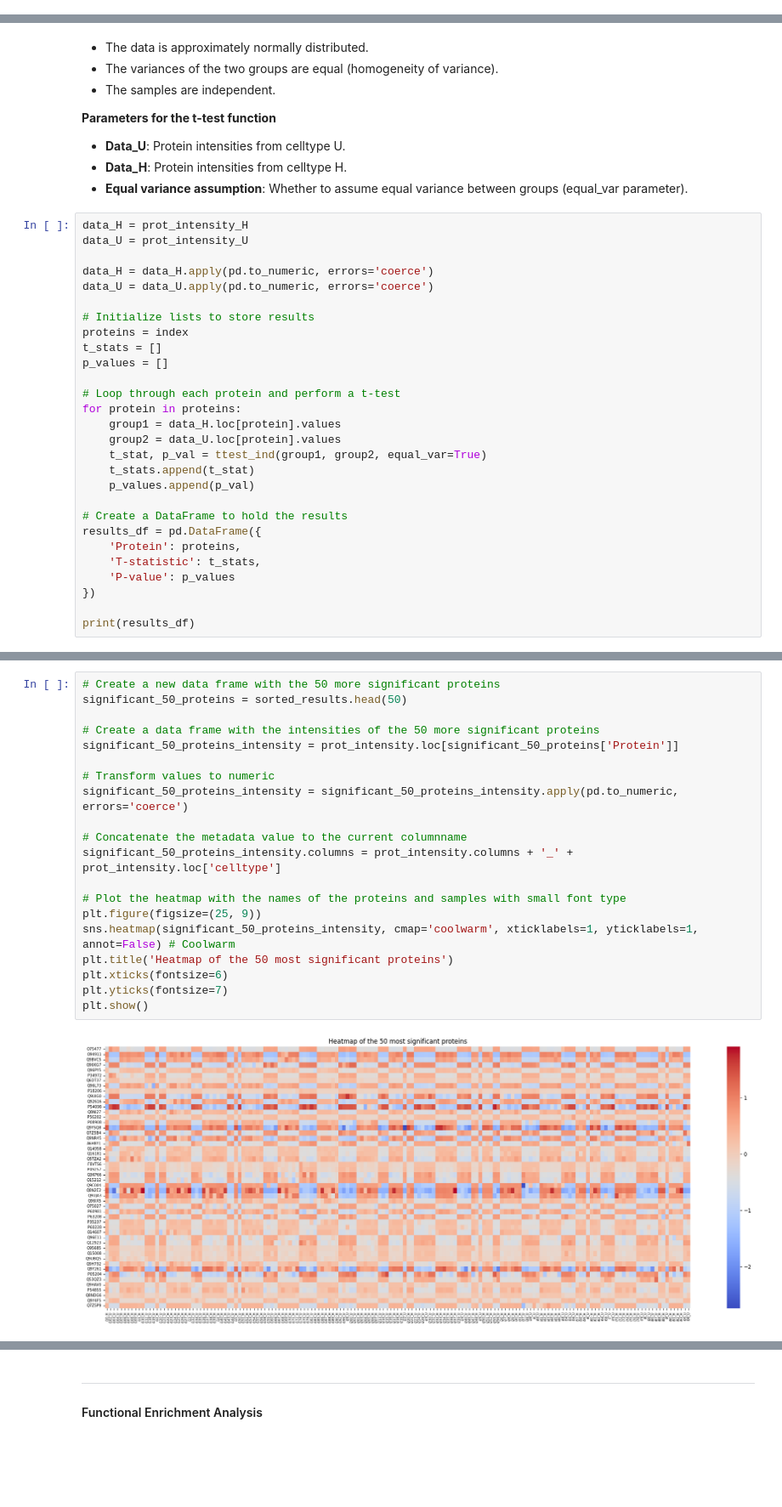
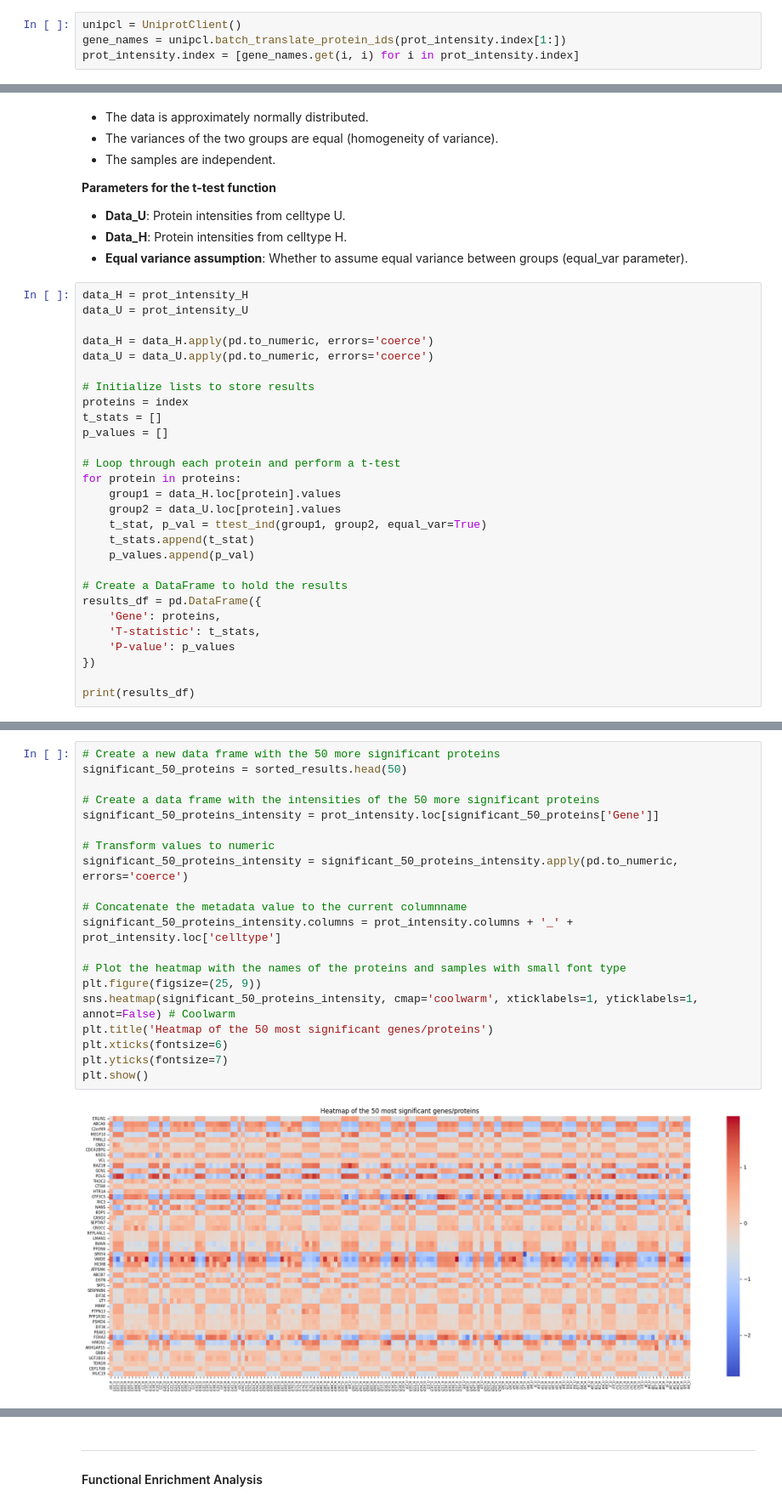
Before and after one commit to powwowath/pyMSpro, a Jupyter notebook: 00_simple_pipeline.ipynb, the cells around one changed output, grey strips where cells are left out. Shown at 85% size. Drawn from its saved outputs; the diff is of its cells as text; blank space fills up the shorter version.

Commit message:
Uniprot Client Translating UniProt ID's to Gene names

```diff
--- a/00_simple_pipeline.ipynb
+++ b/00_simple_pipeline.ipynb
@@ -200,0 +83,4 @@ mapped_ids
+# %%
+unipcl = UniprotClient()
+gene_names = unipcl.batch_translate_protein_ids(prot_intensity.index[1:])
+prot_intensity.index = [gene_names.get(i, i) for i in prot_intensity.index]
@@ -372,7 +278,7 @@ for protein in proteins:
 
 # Create a DataFrame to hold the results
 results_df = pd.DataFrame({
-    'Protein': proteins,
+    'Gene': proteins,
     'T-statistic': t_stats,
     'P-value': p_values
 })
@@ -440,25 +346,25 @@ significant_100_proteins_intensity
 # %%
 # Create a new data frame with the 50 more significant proteins
 significant_50_proteins = sorted_results.head(50)
 
 # Create a data frame with the intensities of the 50 more significant proteins
-significant_50_proteins_intensity = prot_intensity.loc[significant_50_proteins['Protein']]
+significant_50_proteins_intensity = prot_intensity.loc[significant_50_proteins['Gene']]
 
 # Transform values to numeric
 significant_50_proteins_intensity = significant_50_proteins_intensity.apply(pd.to_numeric, errors='coerce')
 
 # Concatenate the metadata value to the current columnname
 significant_50_proteins_intensity.columns = prot_intensity.columns + '_' + prot_intensity.loc['celltype']
 
 # Plot the heatmap with the names of the proteins and samples with small font type
 plt.figure(figsize=(25, 9))
 sns.heatmap(significant_50_proteins_intensity, cmap='coolwarm', xticklabels=1, yticklabels=1,  annot=False) # Coolwarm
-plt.title('Heatmap of the 50 most significant proteins')
+plt.title('Heatmap of the 50 most significant genes/proteins')
 plt.xticks(fontsize=6)
 plt.yticks(fontsize=7)
 plt.show()
 # %% [output]
-[figure, old version]
+[figure, new version]
 # %%
 # Ensure that the data is numeric
 significant_50_proteins_intensity = significant_50_proteins_intensity.apply(pd.to_numeric, errors='coerce')
```
Also changed, not shown: parts of 30 cells of this notebook, 8 other files.
